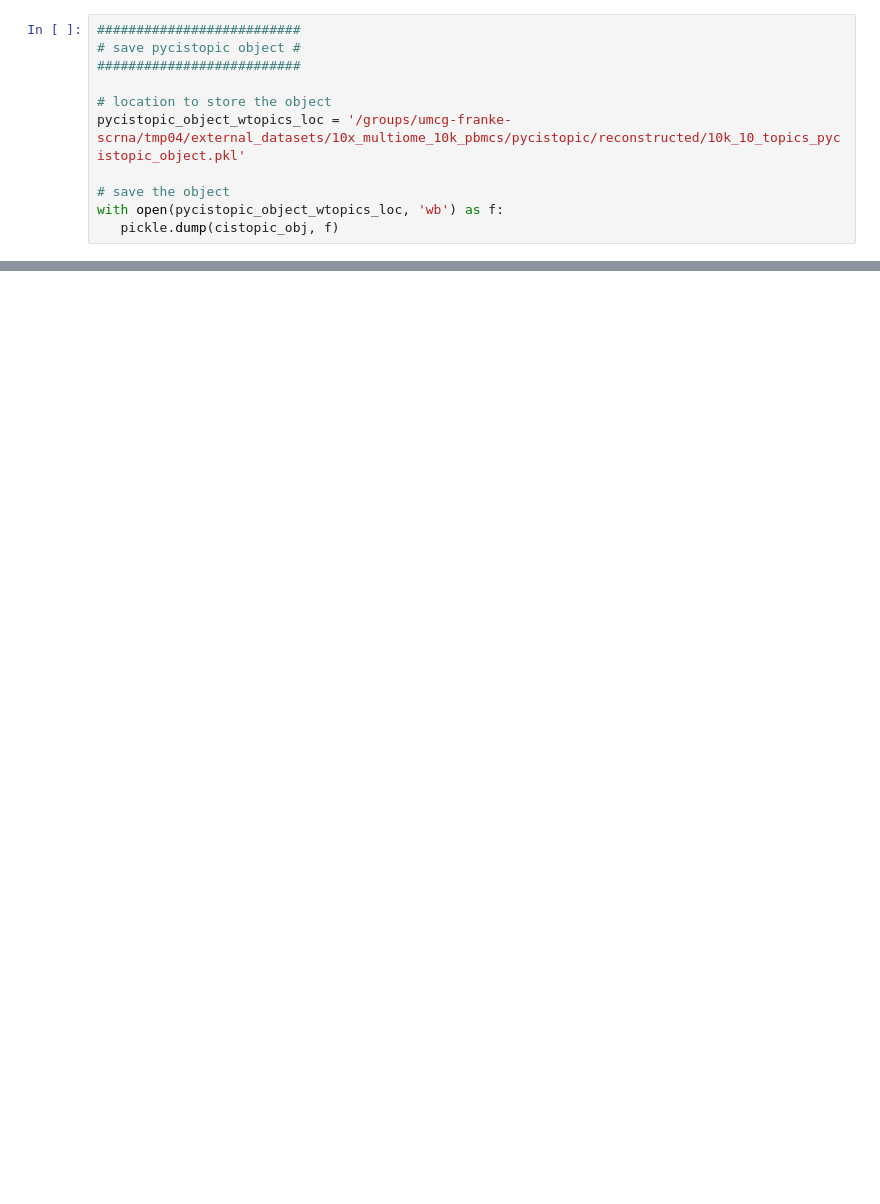
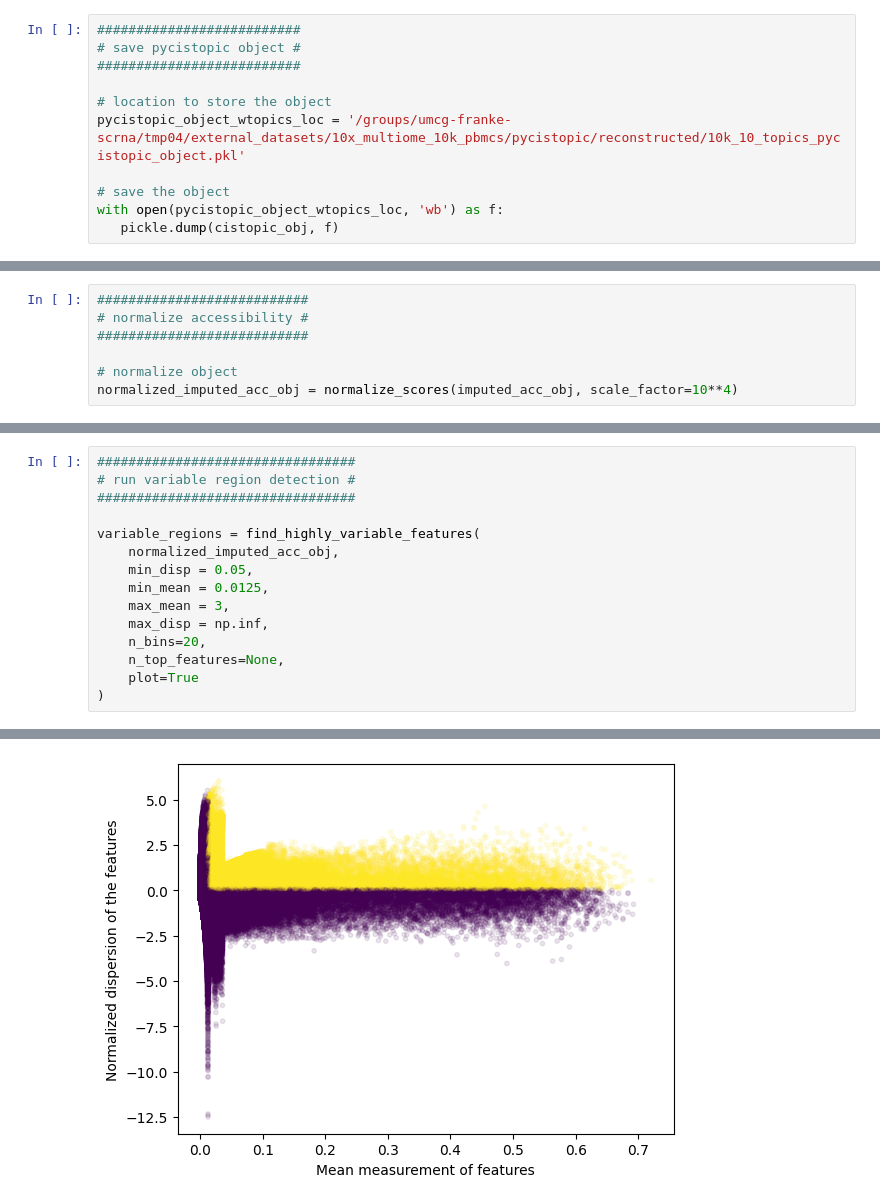
Before and after one commit to royoelen/process_10x_multiome_10k_pmbc, a Jupyter notebook: 10k_pycistopic_modelling.ipynb, the cells around one changed output, grey strips where cells are left out. Drawn from its saved outputs; the diff is of its cells as text; blank space fills up the shorter version.

```diff
--- a/10k_pycistopic_modelling.ipynb
+++ b/10k_pycistopic_modelling.ipynb
@@ -431,0 +442,7 @@ imputed_acc_obj = impute_accessibility(
+# %%
+###########################
+# normalize accessibility #
+###########################
+
+# normalize object
+normalized_imputed_acc_obj = normalize_scores(imputed_acc_obj, scale_factor=10**4)
@@ -431,0 +466,16 @@ imputed_acc_obj = impute_accessibility(
+# %%
+#################################
+# run variable region detection #
+#################################
+
+variable_regions = find_highly_variable_features(
+    normalized_imputed_acc_obj,
+    min_disp = 0.05,
+    min_mean = 0.0125,
+    max_mean = 3,
+    max_disp = np.inf,
+    n_bins=20,
+    n_top_features=None,
+    plot=True
+)
+# %% [output]
@@ -431,0 +484 @@ imputed_acc_obj = impute_accessibility(
+[figure, added]
```
Also changed, not shown: parts of 8 cells of this notebook.
